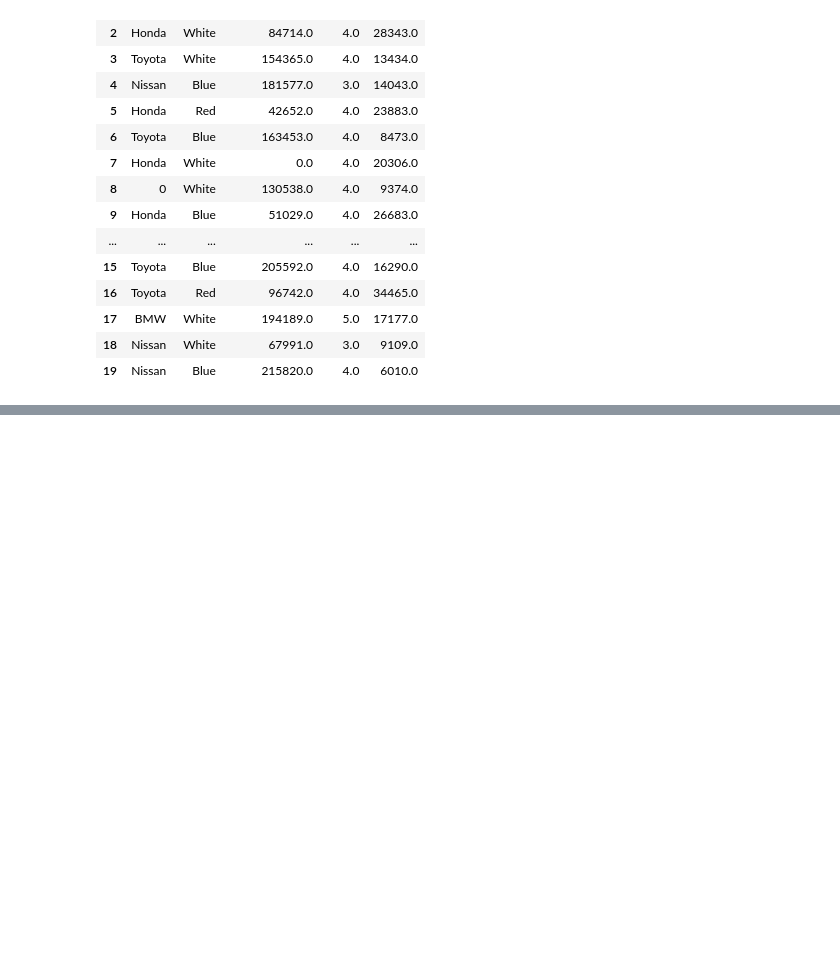
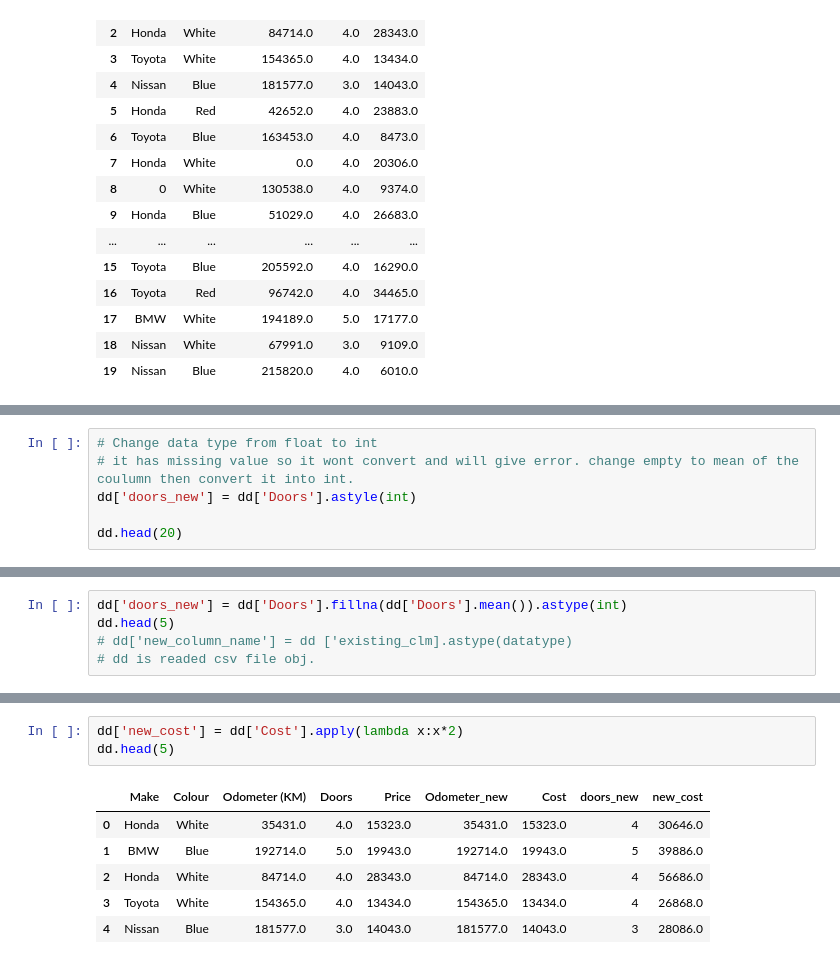
Before and after one commit to rajpuranirali/DS, a Jupyter notebook: DA/data_manipulation .ipynb, the cells around one changed output, grey strips where cells are left out. Cells and saved outputs as stored; diff of their text form; blank space fills up the shorter version.

```diff
--- a/DA/data_manipulation .ipynb
+++ b/DA/data_manipulation .ipynb
@@ -372,0 +374,6 @@ dd.head(20)
+# %%
+# Change data type from float to int
+# it has missing value so it wont convert and will give error. change empty to mean of the coulumn then convert it into int.
+dd['doors_new'] = dd['Doors'].astyle(int)
+
+dd.head(20)
@@ -372,0 +382,5 @@ dd.head(20)
+# %%
+dd['doors_new'] = dd['Doors'].fillna(dd['Doors'].mean()).astype(int)
+dd.head(5)
+# dd['new_column_name'] = dd ['existing_clm].astype(datatype)
+# dd is readed csv file obj.
@@ -372,0 +394,10 @@ dd.head(20)
+# %%
+dd['new_cost'] = dd['Cost'].apply(lambda x:x*2)
+dd.head(5)
+# %% [output]
+|  | Make | Colour | Odometer (KM) | Doors | Price | Odometer_new | Cost | doors_new | new_cost |
+| 0 | Honda | White | 35431.0 | 4.0 | 15323.0 | 35431.0 | 15323.0 | 4 | 30646.0 |
+| 1 | BMW | Blue | 192714.0 | 5.0 | 19943.0 | 192714.0 | 19943.0 | 5 | 39886.0 |
+| 2 | Honda | White | 84714.0 | 4.0 | 28343.0 | 84714.0 | 28343.0 | 4 | 56686.0 |
+| 3 | Toyota | White | 154365.0 | 4.0 | 13434.0 | 154365.0 | 13434.0 | 4 | 26868.0 |
+| 4 | Nissan | Blue | 181577.0 | 3.0 | 14043.0 | 181577.0 | 14043.0 | 3 | 28086.0 |
```
Also changed, not shown: parts of 10 cells of this notebook.
